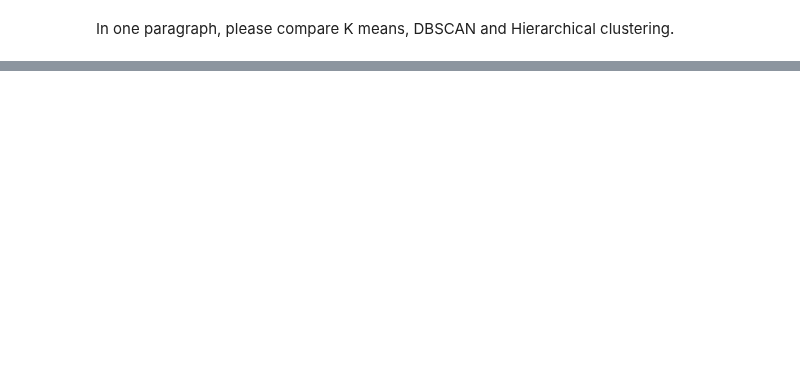
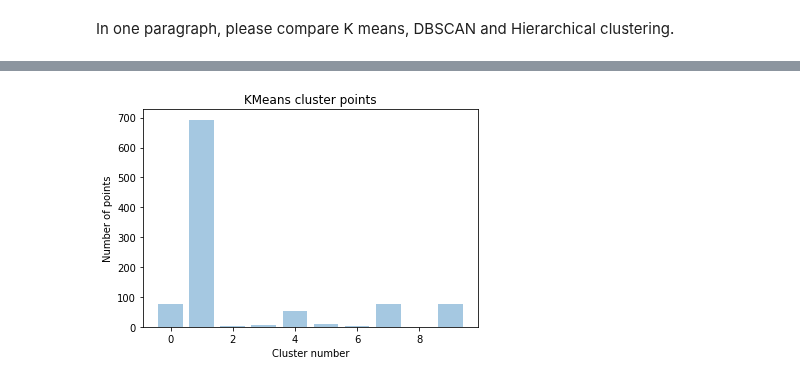
Before and after one commit to prithvikolla/Compuational_Methods_INFO5731, a Jupyter notebook: In_Class_Exersise/In_Class_exercises_10.ipynb, the cells around one changed output, grey strips where cells are left out. Drawn from its saved outputs; the diff is of its cells as text; code cells hidden in the pictures; blank space fills up the shorter version.

```diff
--- a/In_Class_Exersise/In_Class_exercises_10.ipynb
+++ b/In_Class_Exersise/In_Class_exercises_10.ipynb
@@ -43,0 +145,6 @@ sns.countplot(df.Rating)
+# %%
+data_pos = df[df['Liked']== "positive"]
+data_neg = df[df['Liked'] == "negative"]
+final = pd.concat([data_pos, data_neg])
+score = df['Liked']
+final.head()
@@ -43,0 +158,5 @@ sns.countplot(df.Rating)
+# %%
+from sklearn.feature_extraction.text import CountVectorizer
+count_vect = CountVectorizer()
+bow = count_vect.fit_transform(df['CleanedText'].values)
+bow.shape
@@ -43,0 +179,4 @@ sns.countplot(df.Rating)
+# %%
+from sklearn.cluster import KMeans
+model = KMeans(n_clusters = 10,init='k-means++', n_jobs = -1,random_state=99)
+model.fit(bow)
@@ -43,0 +213,4 @@ sns.countplot(df.Rating)
+# %%
+df = final
+df['Bow Clus Label'] = model.labels_ # the last column you can see the label numebers
+df.head(2)
@@ -43,0 +263,9 @@ sns.countplot(df.Rating)
+# %%
+import matplotlib.pyplot as plt
+plt.bar([x for x in range(10)], df.groupby(['Bow Clus Label'])['Review'].count(), alpha = 0.4)
+plt.title('KMeans cluster points')
+plt.xlabel("Cluster number")
+plt.ylabel("Number of points")
+plt.show()
+# %% [output]
+[figure, added]
```
Also changed, not shown: parts of 65 cells of this notebook.
